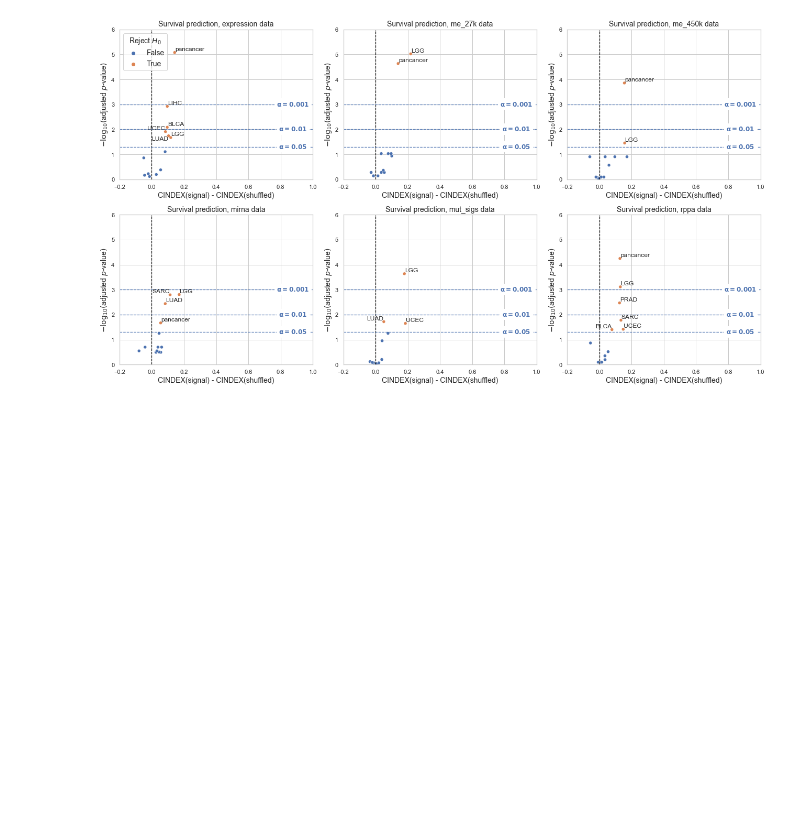
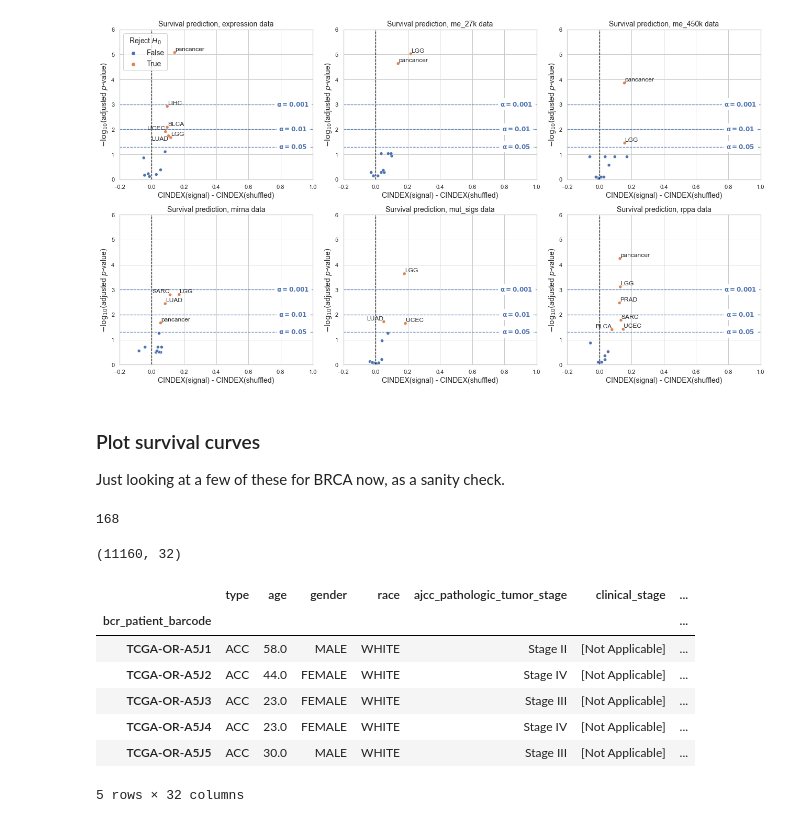
Before and after one commit to greenelab/mpmp, a Jupyter notebook: 06_predict_survival/plot_survival_results.ipynb, the cells around one changed output. Cells and saved outputs as stored; diff of their text form; code cells hidden in the pictures; blank space fills up the shorter version.

```diff
--- a/06_predict_survival/plot_survival_results.ipynb
+++ b/06_predict_survival/plot_survival_results.ipynb
@@ -549,3 +549,49 @@ mirna: 4/13
 mut_sigs: 3/13
 rppa: 6/13
 [figure]
+# %% [markdown]
+### Plot survival curves
+
+Just looking at a few of these for BRCA now, as a sanity check.
+# %%
+import os
+import pickle as pkl
+
+fold = 1
+signal = 'signal'
+functions_file = os.path.join(cfg.repo_root,
+                              'test_results_100',
+                              'BRCA_survival_{}_fold{}_functions.pkl'.format(
+                                  signal, fold))
+
+with open(functions_file, 'rb') as f:
+    fns_dict = pkl.load(f)
+
+samples = fns_dict['samples']
+fns = fns_dict['functions']
+print(len(fns))
+# %% [output]
+168
+# %%
+# get clinical info for BRCA samples
+# this includes age, subtype, etc.
+clinical_df = pd.read_excel(cfg.clinical_data,
+                            sheet_name='TCGA-CDR',
+                            index_col='bcr_patient_barcode',
+                            engine='openpyxl')
+
+clinical_df.drop(labels=['Unnamed: 0'], axis=1, inplace=True)
+clinical_df.rename(columns={'age_at_initial_pathologic_diagnosis': 'age'}, inplace=True)
+
+print(clinical_df.shape)
+clinical_df.head()
+# %% [output]
+(11160, 32)
+|  | type | age | gender | race | ajcc_pathologic_tumor_stage | clinical_stage | ... |
+| bcr_patient_barcode |  |  |  |  |  |  | ... |
+| TCGA-OR-A5J1 | ACC | 58.0 | MALE | WHITE | Stage II | [Not Applicable] | ... |
+| TCGA-OR-A5J2 | ACC | 44.0 | FEMALE | WHITE | Stage IV | [Not Applicable] | ... |
+| TCGA-OR-A5J3 | ACC | 23.0 | FEMALE | WHITE | Stage III | [Not Applicable] | ... |
+| TCGA-OR-A5J4 | ACC | 23.0 | FEMALE | WHITE | Stage IV | [Not Applicable] | ... |
+| TCGA-OR-A5J5 | ACC | 30.0 | MALE | WHITE | Stage III | [Not Applicable] | ... |
+5 rows × 32 columns
```
Also changed, not shown: parts of 5 cells of this notebook, 1 other file.
